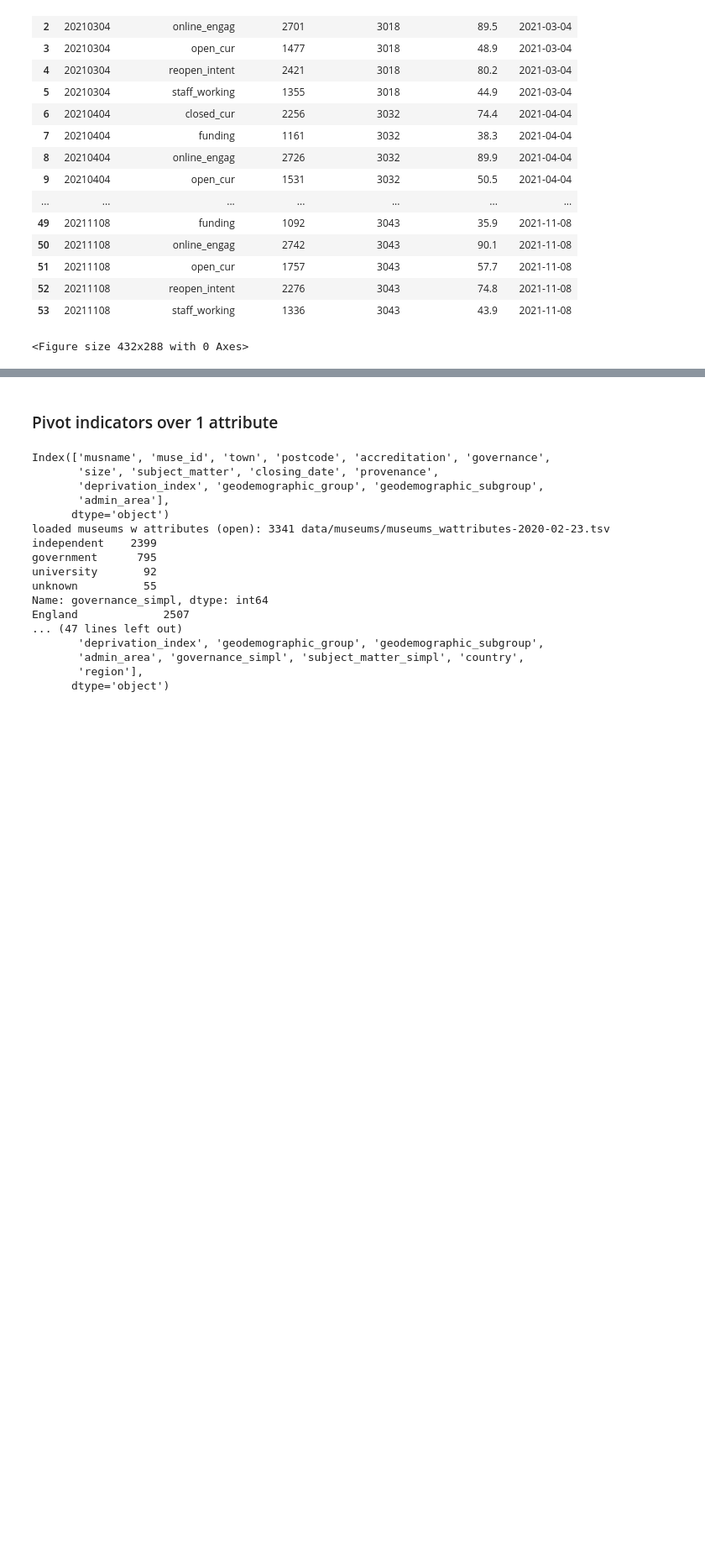
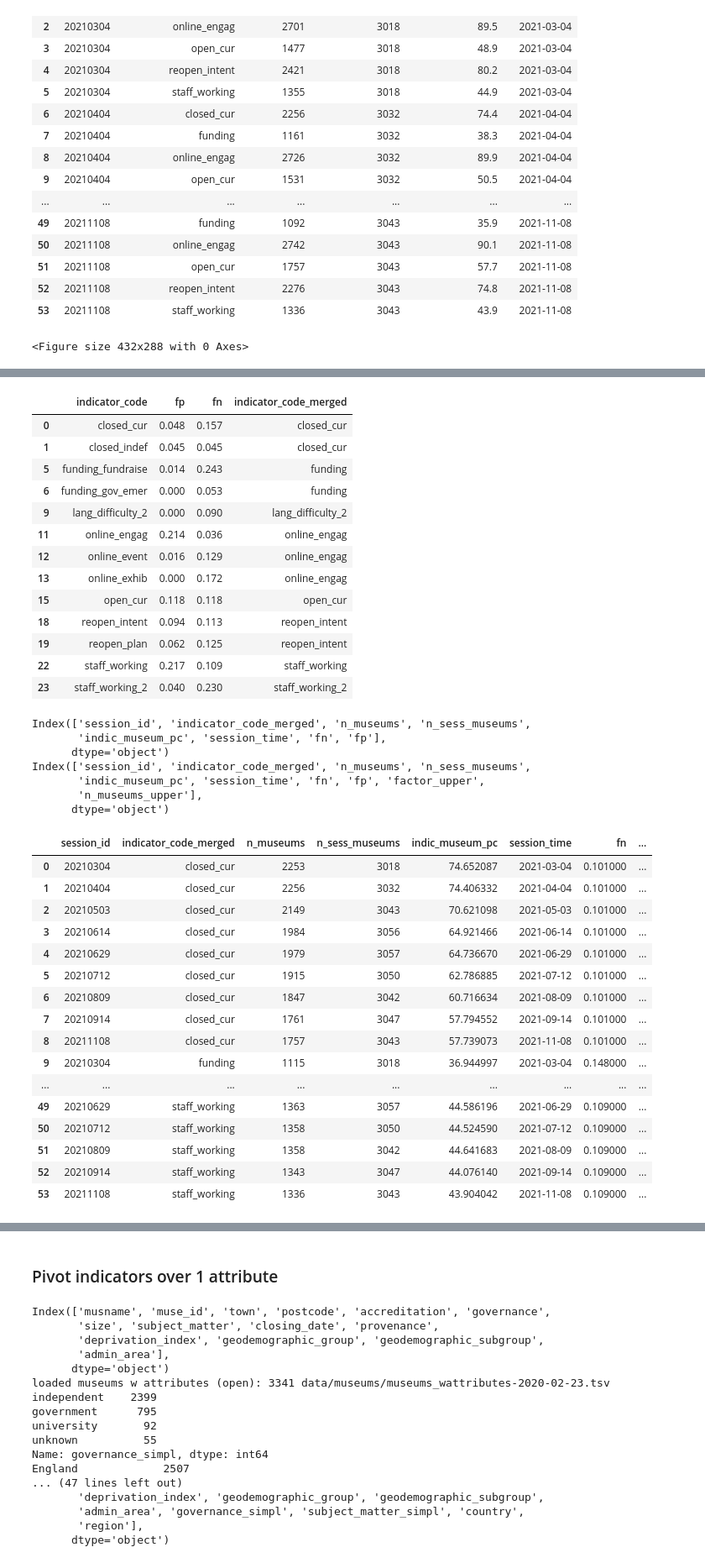
Before and after one commit to Birkbeck/museums-in-the-pandemic, a Jupyter notebook: mip/notebooks_py/02_extract_indicators.ipynb, the cells around one changed output, grey strips where cells are left out. Shown at 84% size. Cells and saved outputs as stored; diff of their text form; code cells hidden in the pictures; blank space fills up the shorter version.

```diff
--- a/mip/notebooks_py/02_extract_indicators.ipynb
+++ b/mip/notebooks_py/02_extract_indicators.ipynb
@@ -673,3 +657,44 @@ plt.savefig(an_folder+'indicators_over_time-n_museums_pc.pdf',bbox_inches='tight
 plt.clf()
 # %% [output]
 <Figure size 432x288 with 0 Axes>
+# %%
+# load error data
+err_df = pd.read_excel(out_folder+'data/annotations/indicator_code_stats_validation-v4.xlsx')
+
+err_df = select_and_merge_indicators(err_df[['indicator_code','fp','fn']])
+display(err_df)
+err_df = err_df[['indicator_code_merged','fn','fp']].groupby('indicator_code_merged').mean()
+err_df = err_df.reset_index()
+#err_df.fn = round(err_df.fn*100)
+#err_df.fp = round(err_df.fp*100)
+err_df
+
+indf = mus_indic_counts_df.copy()
+#mus_indic_counts_err_df = pd.DataFrame()
+#mus_indic_counts_err_df['fn'] = 0
+#mus_indic_counts_err_df['fp'] = 0
+#print(len(mus_indic_counts_err_df))
+# upper bound
+df = indf.merge(err_df, on='indicator_code_merged')
+print(df.columns)
+df['factor_upper'] = 1+df['fn']
+df['n_museums_upper'] = df.n_museums * df.factor_upper
+#mus_indic_counts_err_df = mus_indic_counts_err_df.append(df)
+# lower bound
+#df = indf.merge(err_df, on='indicator_code_merged')
+print(df.columns)
+df['factor_lower'] = 1-df['fp']
+df['n_museums_lower'] = df.n_museums * df.factor_lower
+mus_indic_counts_err_df = df
+del df
+
+# re-calculate indic_museum_pc
+mus_indic_counts_err_df['indic_museum_pc'] = mus_indic_counts_err_df['n_museums'] / mus_indic_counts_err_df['n_sess_museums'] * 100
+mus_indic_counts_err_df['indic_museum_pc_upper'] = mus_indic_counts_err_df['n_museums_upper'] / mus_indic_counts_err_df['n_sess_museums'] * 100
+mus_indic_counts_err_df['indic_museum_pc_lower'] = mus_indic_counts_err_df['n_museums_lower'] / mus_indic_counts_err_df['n_sess_museums'] * 100
+#mus_indic_counts_err_df['indic_museum_pc'] = round(mus_indic_counts_err_df['indic_museum_pc'],1)
+#mus_indic_counts_err_df = mus_indic_counts_err_df.append(mus_indic_counts_df)
+
+mus_indic_counts_err_df.to_csv(an_folder + 'total_indicators_w_uncertain.csv', index=False)
+mus_indic_counts_err_df
+# %% [output]
@@ -675,0 +718,38 @@ plt.clf()
+|  | indicator_code | fp | fn | indicator_code_merged |
+| 0 | closed_cur | 0.048 | 0.157 | closed_cur |
+| 1 | closed_indef | 0.045 | 0.045 | closed_cur |
+| 5 | funding_fundraise | 0.014 | 0.243 | funding |
+| 6 | funding_gov_emer | 0.000 | 0.053 | funding |
+| 9 | lang_difficulty_2 | 0.000 | 0.090 | lang_difficulty_2 |
+| 11 | online_engag | 0.214 | 0.036 | online_engag |
+| 12 | online_event | 0.016 | 0.129 | online_engag |
+| 13 | online_exhib | 0.000 | 0.172 | online_engag |
+| 15 | open_cur | 0.118 | 0.118 | open_cur |
+| 18 | reopen_intent | 0.094 | 0.113 | reopen_intent |
+| 19 | reopen_plan | 0.062 | 0.125 | reopen_intent |
+| 22 | staff_working | 0.217 | 0.109 | staff_working |
+| 23 | staff_working_2 | 0.040 | 0.230 | staff_working_2 |
+Index(['session_id', 'indicator_code_merged', 'n_museums', 'n_sess_museums',
+       'indic_museum_pc', 'session_time', 'fn', 'fp'],
+      dtype='object')
+Index(['session_id', 'indicator_code_merged', 'n_museums', 'n_sess_museums',
+       'indic_museum_pc', 'session_time', 'fn', 'fp', 'factor_upper',
+       'n_museums_upper'],
+      dtype='object')
+|  | session_id | indicator_code_merged | n_museums | n_sess_museums | indic_museum_pc | session_time | fn | ... |
+| 0 | 20210304 | closed_cur | 2253 | 3018 | 74.652087 | 2021-03-04 | 0.101000 | ... |
+| 1 | 20210404 | closed_cur | 2256 | 3032 | 74.406332 | 2021-04-04 | 0.101000 | ... |
+| 2 | 20210503 | closed_cur | 2149 | 3043 | 70.621098 | 2021-05-03 | 0.101000 | ... |
+| 3 | 20210614 | closed_cur | 1984 | 3056 | 64.921466 | 2021-06-14 | 0.101000 | ... |
+| 4 | 20210629 | closed_cur | 1979 | 3057 | 64.736670 | 2021-06-29 | 0.101000 | ... |
+| 5 | 20210712 | closed_cur | 1915 | 3050 | 62.786885 | 2021-07-12 | 0.101000 | ... |
+| 6 | 20210809 | closed_cur | 1847 | 3042 | 60.716634 | 2021-08-09 | 0.101000 | ... |
+| 7 | 20210914 | closed_cur | 1761 | 3047 | 57.794552 | 2021-09-14 | 0.101000 | ... |
+| 8 | 20211108 | closed_cur | 1757 | 3043 | 57.739073 | 2021-11-08 | 0.101000 | ... |
+| 9 | 20210304 | funding | 1115 | 3018 | 36.944997 | 2021-03-04 | 0.148000 | ... |
+| ... | ... | ... | ... | ... | ... | ... | ... | ... |
+| 49 | 20210629 | staff_working | 1363 | 3057 | 44.586196 | 2021-06-29 | 0.109000 | ... |
+| 50 | 20210712 | staff_working | 1358 | 3050 | 44.524590 | 2021-07-12 | 0.109000 | ... |
+| 51 | 20210809 | staff_working | 1358 | 3042 | 44.641683 | 2021-08-09 | 0.109000 | ... |
+| 52 | 20210914 | staff_working | 1343 | 3047 | 44.076140 | 2021-09-14 | 0.109000 | ... |
+| 53 | 20211108 | staff_working | 1336 | 3043 | 43.904042 | 2021-11-08 | 0.109000 | ... |
```
Also changed, not shown: parts of 4 cells of this notebook, 8 other files.
